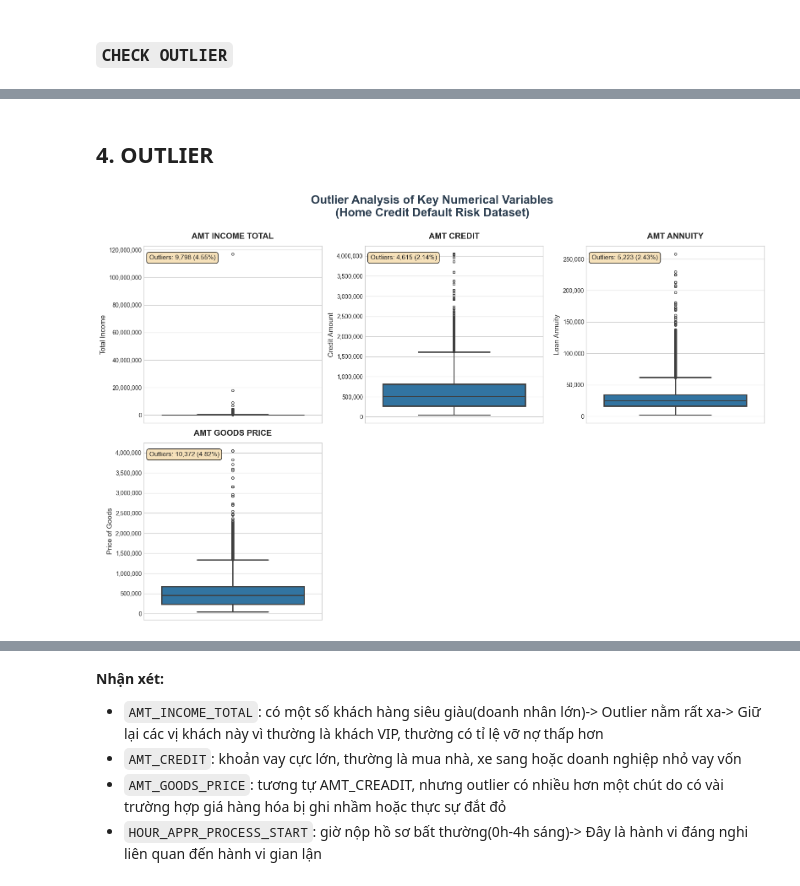
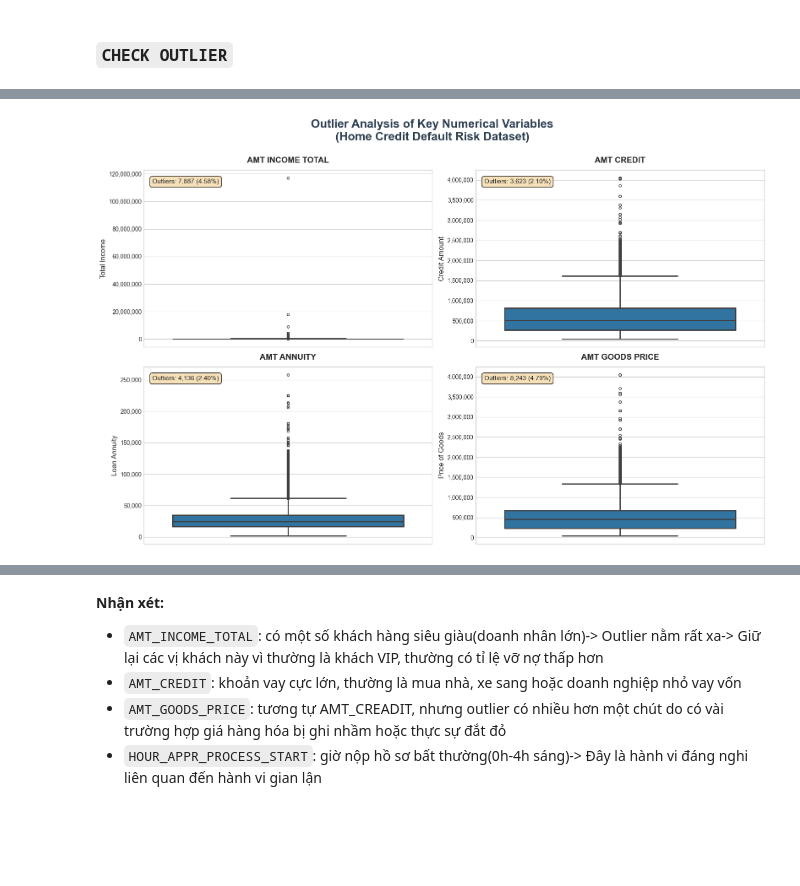
Before and after one commit to MinhGioChai/Data-Visualization, a Jupyter notebook: dataunderstandingwith10fts.ipynb, the cells around one changed output, grey strips where cells are left out. Saved outputs shown, nothing was run; the diff lists cells and outputs as text; code cells hidden in the pictures; blank space fills up the shorter version.

```diff
--- a/dataunderstandingwith10fts.ipynb
+++ b/dataunderstandingwith10fts.ipynb
@@ -83,4 +71,18 @@ Name: count, dtype: int64
 Name: count, dtype: int64
 # %% [markdown]
 ## **1. DISTRIBUTION**
+# %%
+# PHÂN LOẠI CÁC BIẾN
+categorical_cols = [
+    'NAME_CONTRACT_TYPE',
+    'NAME_TYPE_SUITE',
+    'WEEKDAY_APPR_PROCESS_START'
+]
+continuous_numerical_cols = [
+    'AMT_INCOME_TOTAL',
+    'AMT_CREDIT',
+    'AMT_ANNUITY',
+    'AMT_GOODS_PRICE'
+]
+discrete_numerical_cols=['HOUR_APPR_PROCESS_START']
 # %% [markdown]
@@ -150,2 +133,0 @@ Name: AMT_INCOME_TOTAL, dtype: float64
-# %%
-df_prep.loc[:,"AMT_INCOME_TOTAL"] = pd.to_numeric(df_prep["AMT_INCOME_TOTAL"], errors='coerce')
@@ -483,15 +441,15 @@ missing_summary
 # %%
 df_prep = df[cols_group1].copy()
 #1 NAME_TYPE_SUITE - missing 882 giá trị(MAR))
-df_prep['NAME_TYPE_SUITE_MISSING'] = df_prep['NAME_TYPE_SUITE'].isnull().astype(int)
+df_prep['NAME_TYPE_SUITE_MISSING'] = df_prep['NAME_TYPE_SUITE'].isnull().astype('category')
 df_prep['NAME_TYPE_SUITE'] = df_prep['NAME_TYPE_SUITE'].fillna('Unknown')
 
 # 2. AMT_GOODS_PRICE – missing(MCAR) 174 giá trị
-df_prep['GOODS_PRICE_WAS_MISSING'] = df_prep['AMT_GOODS_PRICE'].isnull().astype(int)
+df_prep['GOODS_PRICE_WAS_MISSING'] = df_prep['AMT_GOODS_PRICE'].isnull().astype(float)
 df_prep['AMT_GOODS_PRICE'] = df_prep['AMT_GOODS_PRICE'].fillna(df_prep['AMT_CREDIT'])
 
 # 3. AMT_ANNUITY – chỉ 9 giá trị missing(MCAR) → fill bằng median để không bị mất dữ liệu của feature quan trọng
-df_prep['AMT_ANNUITY_WAS_MISSING'] = df_prep['AMT_ANNUITY'].isnull().astype(int)
+df_prep['AMT_ANNUITY_WAS_MISSING'] = df_prep['AMT_ANNUITY'].isnull().astype(float)
 df_prep['AMT_ANNUITY'] = df_prep['AMT_ANNUITY'].fillna(df_prep['AMT_ANNUITY'].median())
 
 # Kiểm tra lại
@@ -516,14 +476,8 @@ dtype: int64
 # %% [markdown]
 ### `CHECK OUTLIER`
 # %%
-import numpy as np
-import pandas as pd
-from scipy import stats
-
-continuous_cols = ['AMT_INCOME_TOTAL', 'AMT_CREDIT', 'AMT_ANNUITY', 'AMT_GOODS_PRICE']
-
 print("\n=== OUTLIER DETECTION - CONTINUOUS VARIABLES ===")
-for col in continuous_cols:
+for col in continuous_numerical_cols:
     print(f"\n{col}")
     print("-" * 40)
 
@@ -539,10 +493,10 @@ for col in continuous_cols:
     print(f"IQR outliers          : {iqr_out:,} ({iqr_out/len(df_prep):.2%})")
     print(f"Z-score |Z|>3 outliers: {z_out:,} ({z_out/len(df_prep[col].dropna()):.2%})")
 
-    # Cap tại 99th percentile (khuyến nghị thực tế cho cuộc thi/ngân hàng)
-    cap_value = df_prep[col].quantile(0.99)
+    # Cap tại 99.5th percentile
+    cap_value = df_prep[col].quantile(0.995)
     df_prep[f"{col}_capped"] = df_prep[col].clip(upper=cap_value)
-    print(f"99th percentile value : {cap_value:,.0f} → sẽ dùng để cap")
+    print(f"99.5th percentile value : {cap_value:,.0f} → sẽ dùng để cap")
 # %% [output]
 === OUTLIER DETECTION - CONTINUOUS VARIABLES ===
 
@@ -604,5 +518,3 @@ Passing `palette` without assigning `hue` is deprecated and will be removed in v
-# %% [markdown]
-## **4. OUTLIER**
 # %%
 # ORIGINAL OUTLIER
 numeric_cols = [
@@ -615,7 +527,7 @@ plt.style.use('seaborn-v0_8-whitegrid')
 plt.figure(figsize=(16, 10))
 
 for i, col in enumerate(numeric_cols, 1):
-    plt.subplot(2, 3, i)
+    plt.subplot(2, 2, i)
     sns.boxplot(y=df[col], color="#1f77b4", linewidth=2, fliersize=4)
 
     # IQR outlier calculation
@@ -642,31 +554,31 @@ for i, col in enumerate(numeric_cols, 1):
         ax.set_ylabel('Loan Annuity', fontsize=12)
         ax.yaxis.set_major_formatter(plt.FuncFormatter(lambda x, _: f'{x:,.0f}'))
 
     elif col == 'AMT_GOODS_PRICE':
         ax.set_ylabel('Price of Goods', fontsize=12)
         ax.yaxis.set_major_formatter(plt.FuncFormatter(lambda x, _: f'{x:,.0f}'))
 
     elif col == 'HOUR_APPR_PROCESS_START':
         ax.set_ylabel('Hour of Application', fontsize=12)
         ax.set_yticks(np.arange(0, 25, 4))
         ax.set_ylim(-0.5, 23.5)
 
     # Title + outlier info
     plt.title(col.replace('_', ' '), fontsize=14, fontweight='bold', pad=12)
     plt.text(0.03, 0.95,
              f'Outliers: {outliers_count:,} ({outlier_pct:.2f}%)',
              transform=ax.transAxes,
              fontsize=11,
              verticalalignment='top',
              bbox=dict(boxstyle="round,pad=0.4", facecolor="wheat", alpha=0.9))
 
 # Main title
 plt.suptitle('Outlier Analysis of Key Numerical Variables\n'
              '(Home Credit Default Risk Dataset)',
              fontsize=20, fontweight='bold', y=1.02, color='#2c3e50')
 
 plt.tight_layout()
 plt.subplots_adjust(top=0.90)
 plt.show()
 # %% [output]
-[figure, old version]
+[figure, new version]
```
Also changed, not shown: parts of 40 cells of this notebook, 1 other file.
